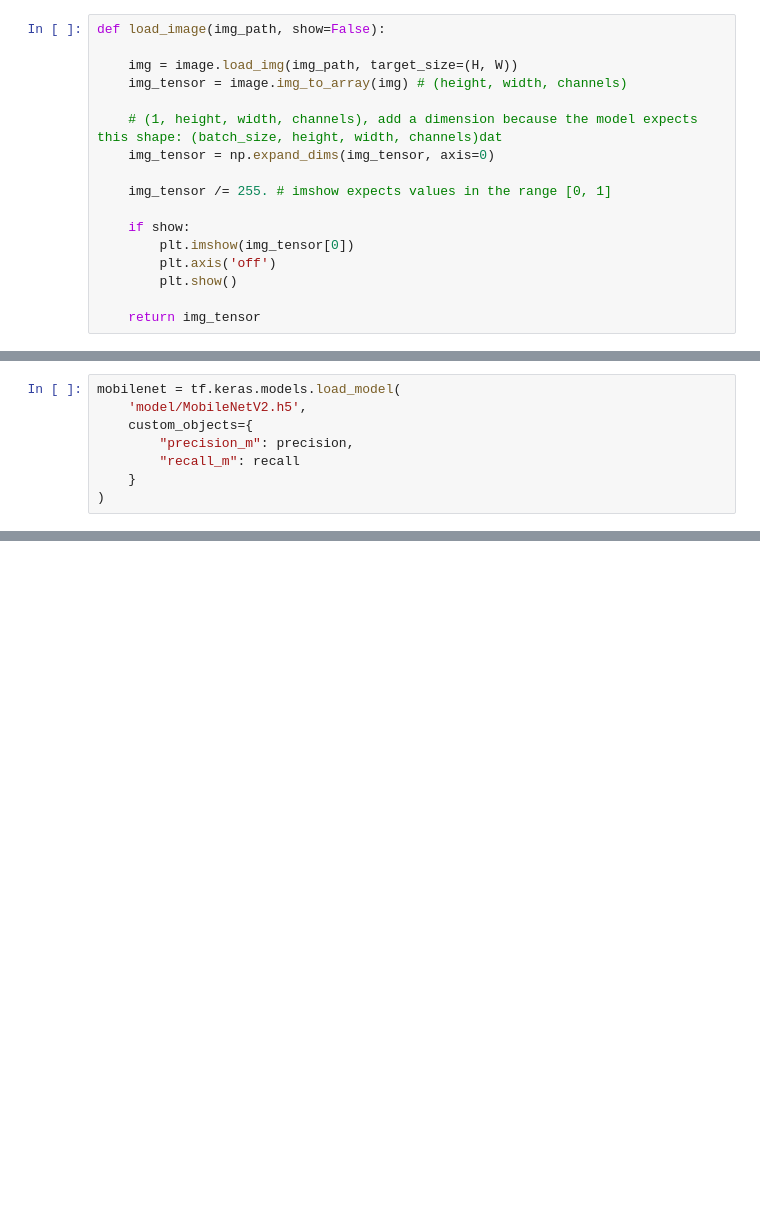
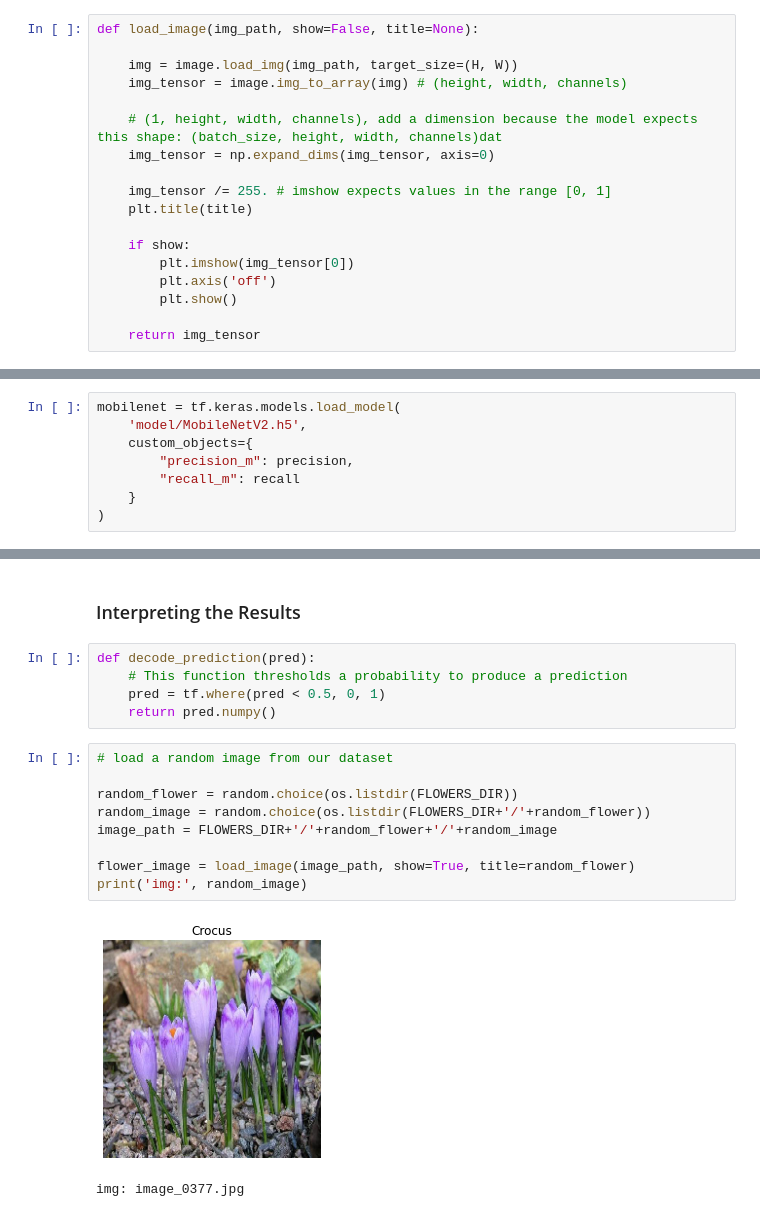
Before and after one commit to BingQuanChua/Flower-Feature-Localization, a Jupyter notebook: Flower Localization with Grad-CAM.ipynb, the cells around one changed output, grey strips where cells are left out. Saved outputs shown, nothing was run; the diff lists cells and outputs as text; blank space fills up the shorter version.

```diff
--- a/Flower Localization with Grad-CAM.ipynb
+++ b/Flower Localization with Grad-CAM.ipynb
@@ -236,7 +237,7 @@ plot_accuracy_loss(history)
 # %% [output]
 [figure]
 # %%
-def load_image(img_path, show=False):
+def load_image(img_path, show=False, title=None):
 
     img = image.load_img(img_path, target_size=(H, W))
     img_tensor = image.img_to_array(img) # (height, width, channels)
@@ -245,6 +246,7 @@ def load_image(img_path, show=False):
     img_tensor = np.expand_dims(img_tensor, axis=0)
 
     img_tensor /= 255. # imshow expects values in the range [0, 1]
+    plt.title(title)
 
     if show:
         plt.imshow(img_tensor[0])
@@ -321,0 +339,19 @@ def decode_prediction(pred):
+# %% [markdown]
+### Interpreting the Results
+# %%
+def decode_prediction(pred):
+    # This function thresholds a probability to produce a prediction
+    pred = tf.where(pred < 0.5, 0, 1)
+    return pred.numpy()
+# %%
+# load a random image from our dataset
+
+random_flower = random.choice(os.listdir(FLOWERS_DIR))
+random_image = random.choice(os.listdir(FLOWERS_DIR+'/'+random_flower))
+image_path = FLOWERS_DIR+'/'+random_flower+'/'+random_image
+
+flower_image = load_image(image_path, show=True, title=random_flower)
+print('img:', random_image)
+# %% [output]
+[figure, added]
+img: image_0377.jpg
```
Also changed, not shown: parts of 30 cells of this notebook, 6 other files.
